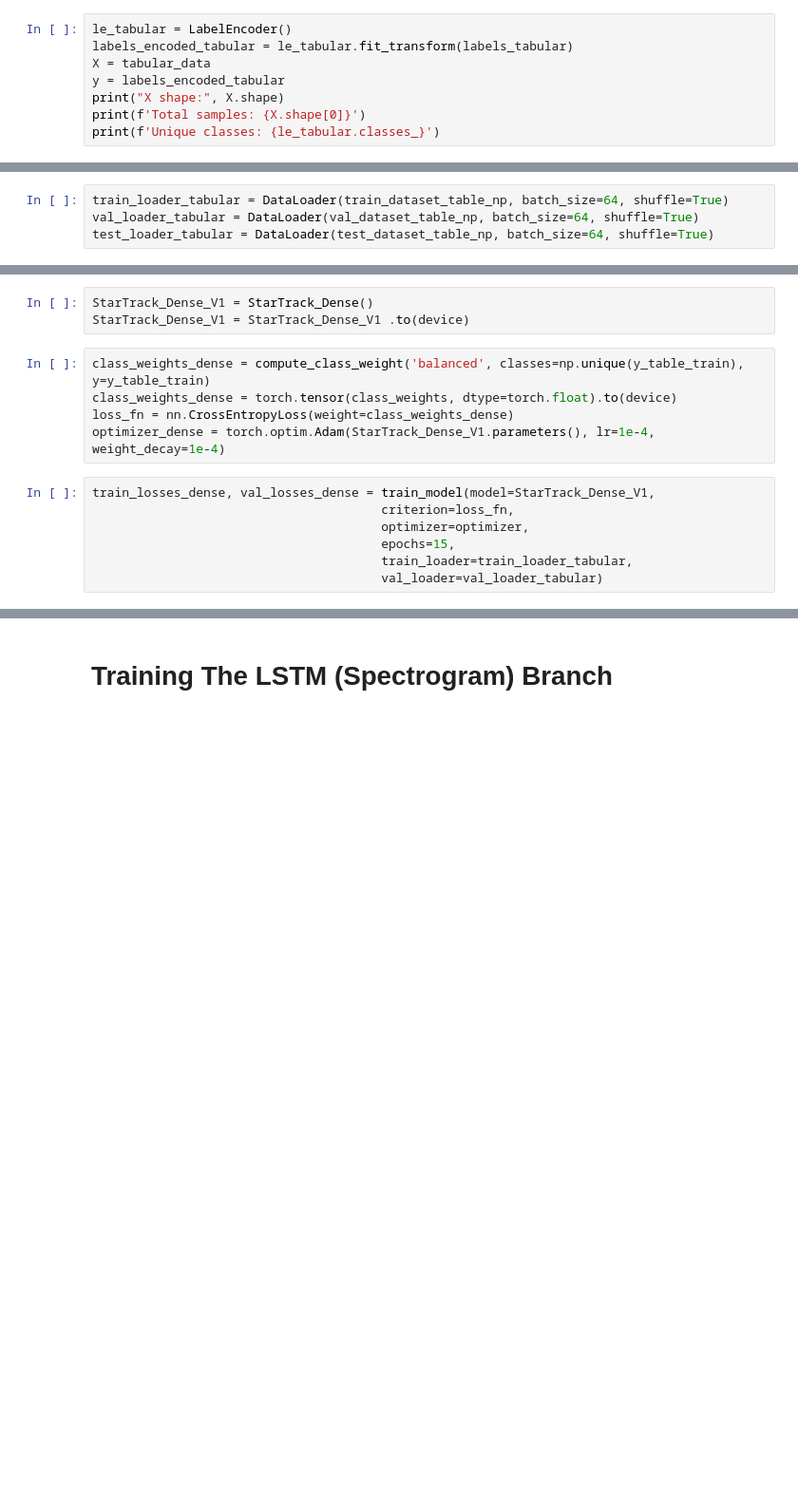
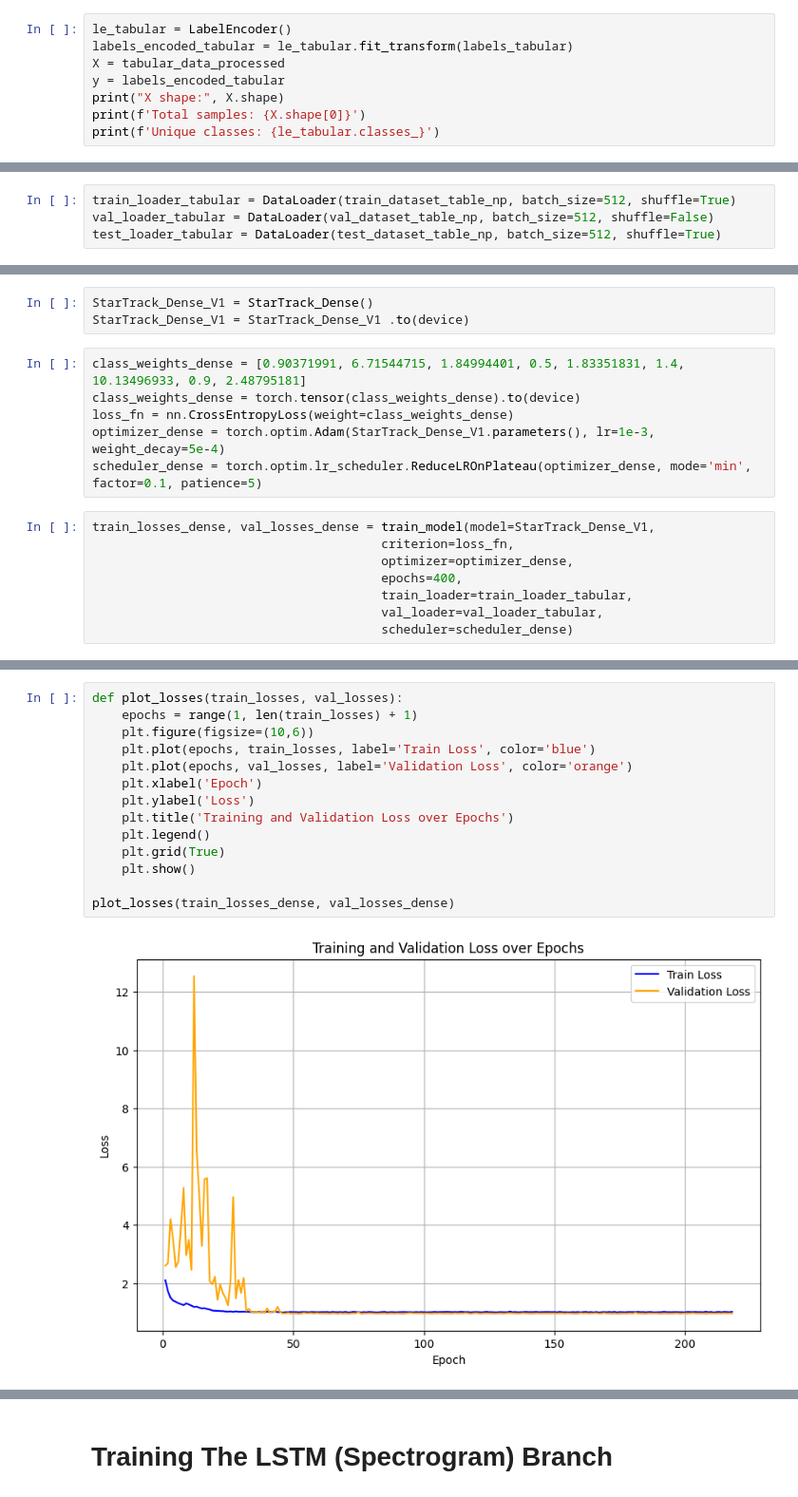
Before and after one commit to blueskinlizard/StarTrack, a Jupyter notebook: notebooks/Building The StarTrack Model - 2.ipynb, the cells around one changed output, grey strips where cells are left out. Shown: that part at 95% size. Drawn from its saved outputs; the diff is of its cells as text; blank space fills up the shorter version.

Commit message:
Dense model initialized w/ a 67% accuracy

```diff
--- a/notebooks/Building The StarTrack Model - 2.ipynb
+++ b/notebooks/Building The StarTrack Model - 2.ipynb
@@ -146,7 +182,7 @@ set_seed()
 # %%
 le_tabular = LabelEncoder()
 labels_encoded_tabular = le_tabular.fit_transform(labels_tabular)
-X = tabular_data
+X = tabular_data_processed
 y = labels_encoded_tabular
 print("X shape:", X.shape)
 print(f'Total samples: {X.shape[0]}')
@@ -185,8 +221,8 @@ test_dataset_table_np = torch.utils.data.TensorDataset(
     torch.tensor(y_table_test, dtype=torch.long)
 )
 # %%
-train_loader_tabular = DataLoader(train_dataset_table_np, batch_size=64, shuffle=True)
-val_loader_tabular = DataLoader(val_dataset_table_np, batch_size=64, shuffle=True)
-test_loader_tabular = DataLoader(test_dataset_table_np, batch_size=64, shuffle=True)
+train_loader_tabular = DataLoader(train_dataset_table_np, batch_size=512, shuffle=True)
+val_loader_tabular = DataLoader(val_dataset_table_np, batch_size=512, shuffle=False)
+test_loader_tabular = DataLoader(test_dataset_table_np, batch_size=512, shuffle=True)
 # %%
 class StarTrack_Dense(nn.Module):
@@ -220,14 +253,16 @@ class StarTrack_Dense(nn.Module):
 StarTrack_Dense_V1 = StarTrack_Dense()
 StarTrack_Dense_V1 = StarTrack_Dense_V1 .to(device)
 # %%
-class_weights_dense = compute_class_weight('balanced', classes=np.unique(y_table_train), y=y_table_train)
-class_weights_dense = torch.tensor(class_weights, dtype=torch.float).to(device)
+class_weights_dense = [0.90371991, 6.71544715, 1.84994401, 0.5, 1.83351831, 1.4, 10.13496933, 0.9, 2.48795181]
+class_weights_dense = torch.tensor(class_weights_dense).to(device)
 loss_fn = nn.CrossEntropyLoss(weight=class_weights_dense)
-optimizer_dense = torch.optim.Adam(StarTrack_Dense_V1.parameters(), lr=1e-4, weight_decay=1e-4)
+optimizer_dense = torch.optim.Adam(StarTrack_Dense_V1.parameters(), lr=1e-3, weight_decay=5e-4)
+scheduler_dense = torch.optim.lr_scheduler.ReduceLROnPlateau(optimizer_dense, mode='min', factor=0.1, patience=5)
 # %%
 train_losses_dense, val_losses_dense = train_model(model=StarTrack_Dense_V1,
                                        criterion=loss_fn,
-                                       optimizer=optimizer,
-                                       epochs=15,
+                                       optimizer=optimizer_dense,
+                                       epochs=400,
                                        train_loader=train_loader_tabular,
-                                       val_loader=val_loader_tabular)
+                                       val_loader=val_loader_tabular,
+                                       scheduler=scheduler_dense)
@@ -233,0 +285,16 @@ train_losses_dense, val_losses_dense = train_model(model=StarTrack_Dense_V1,
+# %%
+def plot_losses(train_losses, val_losses):
+    epochs = range(1, len(train_losses) + 1)
+    plt.figure(figsize=(10,6))
+    plt.plot(epochs, train_losses, label='Train Loss', color='blue')
+    plt.plot(epochs, val_losses, label='Validation Loss', color='orange')
+    plt.xlabel('Epoch')
+    plt.ylabel('Loss')
+    plt.title('Training and Validation Loss over Epochs')
+    plt.legend()
+    plt.grid(True)
+    plt.show()
+
+plot_losses(train_losses_dense, val_losses_dense)
+# %% [output]
+[figure, added]
```
Also changed, not shown: parts of 14 cells of this notebook.
